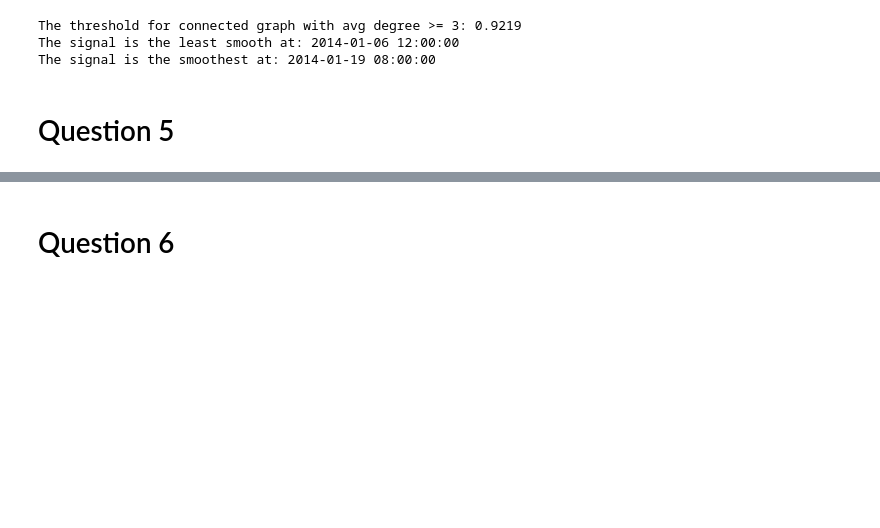
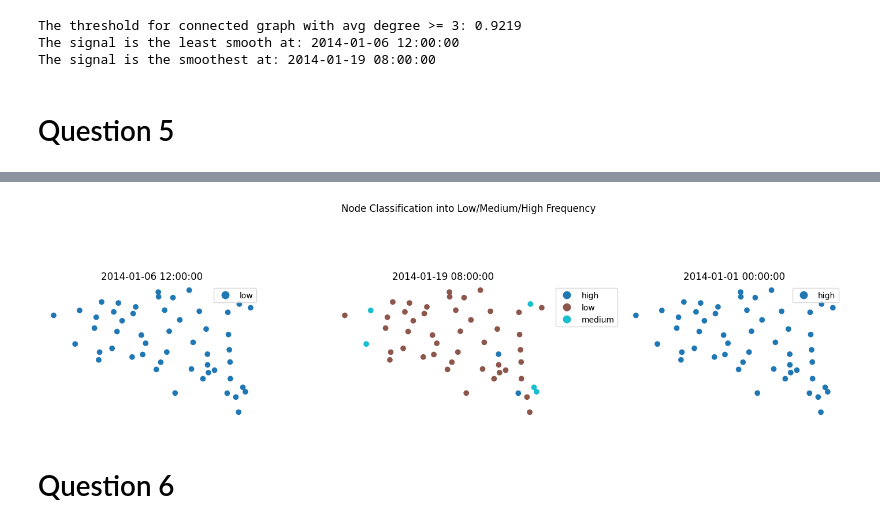
Before and after one commit to wadimoughanim/hw3mlts, a Jupyter notebook: Assignment 3.ipynb, the cells around one changed output, grey strips where cells are left out. Drawn from its saved outputs; the diff is of its cells as text; code cells hidden in the pictures; blank space fills up the shorter version.

```diff
--- a/Assignment 3.ipynb
+++ b/Assignment 3.ipynb
@@ -358,3 +313,71 @@ plt.show()
+# %%
+import numpy as np
+import networkx as nx
+import geopandas as gpd
+import matplotlib.pyplot as plt
+from scipy.spatial.distance import pdist, squareform
+
+def sagw_kernel(lambd, R, lambda_n, M):
+    a = lambda_n / (M + 1 - R)
+    g_U = 0.5 * (1 + np.cos(2 * np.pi * (lambd / (a * R) + 0.5)))
+    return g_U * (lambd >= -R * a) * (lambd < 0)
+
+def graph_wavelet_transform(signal, L, M=9, R=3, lambda_n=12):
+    eigvals, eigvecs = np.linalg.eigh(L)
+    f_hat = eigvecs.T @ signal
+    W_f = np.zeros((M, len(signal)))
+
+    for m in range(M):
+        g_m = sagw_kernel(eigvals - (lambda_n / (M + 1 - R)) * m, R, lambda_n, M)
+        W_f[m, :] = eigvecs @ (g_m * f_hat)
+
+    return W_f
+
+def classify_nodes(wavelet_coeffs):
+    low_freq_scales = [0, 1, 2]
+    med_freq_scales = [3, 4, 5]
+    high_freq_scales = [6, 7, 8]
+
+    classifications = []
+    for row in wavelet_coeffs.T:
+        low_energy = np.sum(row[low_freq_scales])
+        med_energy = np.sum(row[med_freq_scales])
+        high_energy = np.sum(row[high_freq_scales])
+
+        if low_energy > max(med_energy, high_energy):
+            classifications.append('low')
+        elif med_energy > max(low_energy, high_energy):
+            classifications.append('medium')
+        else:
+            classifications.append('high')
+
+    return classifications
+
+L_G = nx.laplacian_matrix(G).toarray()
+
+timestamps = [least_smooth_time, smoothest_time, temp_df.index.min()]
+classification_results = {}
+
+for timestamp in timestamps:
+    signal = temp_df.loc[timestamp].values
+    gwt_result = graph_wavelet_transform(signal, L_G)
+    classification_results[timestamp] = classify_nodes(gwt_result)
+
+fig, axes = plt.subplots(1, 3, figsize=(15, 5))
+colors = {'low': 'blue', 'medium': 'green', 'high': 'red'}
+
+for i, (timestamp, classification) in enumerate(classification_results.items()):
+    stations_gdf['classification'] = classification
+    stations_gdf.plot(ax=axes[i], column='classification', categorical=True, legend=True,
+                      legend_kwds={'bbox_to_anchor': (1, 1)})
+    axes[i].set_title(f'{timestamp.strftime("%Y-%m-%d %H:%M:%S")}')
+    axes[i].set_axis_off()
+
+plt.suptitle('Node Classification into Low/Medium/High Frequency')
+plt.tight_layout()
+plt.show()
+# %% [output]
+[figure, added]
 # %% [markdown]
 # Question 6
 # %%
```
Also changed, not shown: parts of 8 cells of this notebook, 8 other files.
